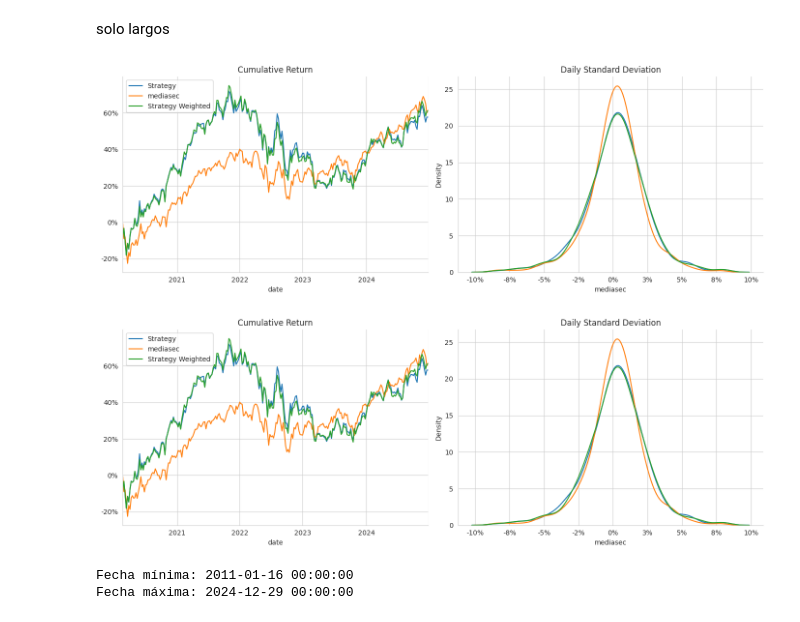
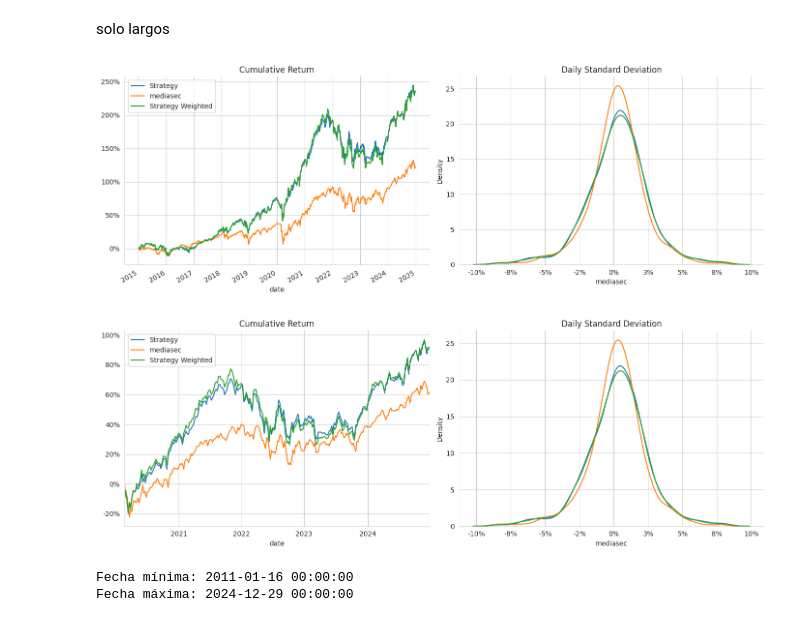
Before and after one commit to JArmunia/FamaFrenchTrading, a Jupyter notebook: 06_02_vectorized_backtest.ipynb, the cells around one changed output. Cells and saved outputs as stored; diff of their text form; code cells hidden in the pictures.

```diff
--- a/06_02_vectorized_backtest.ipynb
+++ b/06_02_vectorized_backtest.ipynb
@@ -21,7 +21,7 @@ periodo_target=1
 PREDICTIONS_STORE = Path("data/prueba_predictions.h5")
 DATA_STORE = 'data/assets.h5'
 
-N_BEST_MODELS = 1
+N_BEST_MODELS = 10
 # %% [markdown]
 ## Load Data
 # %% [markdown]
@@ -554,19 +563,19 @@ strategy_long = long_returns.to_frame('Strategy')
 strategy_long_weighted = long_weighted_returns.to_frame('Strategy Weighted')
 # %%
 fig, axes = plt.subplots(ncols=2, figsize=(14,5))
-strategy_long.loc['2020':].join(media).add(1).cumprod().sub(1).plot(ax=axes[0], title='Cumulative Return')
-strategy_long_weighted.loc['2020':].add(1).cumprod().sub(1).plot(ax=axes[0], title='Cumulative Return')
+strategy_long.loc['2015':].join(media).add(1).cumprod().sub(1).plot(ax=axes[0], title='Cumulative Return')
+strategy_long_weighted.loc['2015':].add(1).cumprod().sub(1).plot(ax=axes[0], title='Cumulative Return')
 sns.distplot(strategy_long.dropna(), ax=axes[1], hist=False, label='Strategy')
 sns.distplot(media, ax=axes[1], hist=False, label='media')
 sns.distplot(strategy_long_weighted.dropna(), ax=axes[1], hist=False, label='Strategy Weighted')
 axes[1].set_title('Daily Standard Deviation')
 axes[0].yaxis.set_major_formatter(FuncFormatter(lambda y, _: '{:.0%}'.format(y)))
 axes[1].xaxis.set_major_formatter(FuncFormatter(lambda y, _: '{:.0%}'.format(y)))
 
 sns.despine()
 fig.tight_layout();
 # %% [output]
-[figure, old version]
+[figure, new version]
 # %%
 fig, axes = plt.subplots(ncols=2, figsize=(14,5))
 strategy_long.loc['2020':].join(media).add(1).cumprod().sub(1).plot(ax=axes[0], title='Cumulative Return')
@@ -581,7 +590,7 @@ axes[1].xaxis.set_major_formatter(FuncFormatter(lambda y, _: '{:.0%}'.format(y))
 sns.despine()
 fig.tight_layout();
 # %% [output]
-[figure, old version]
+[figure, new version]
 # %%
 print("Fecha mínima:", strategy_long.index.min())
 print("Fecha máxima:", strategy_long.index.max())
```
Also changed, not shown: parts of 21 cells of this notebook, 4 other files.
